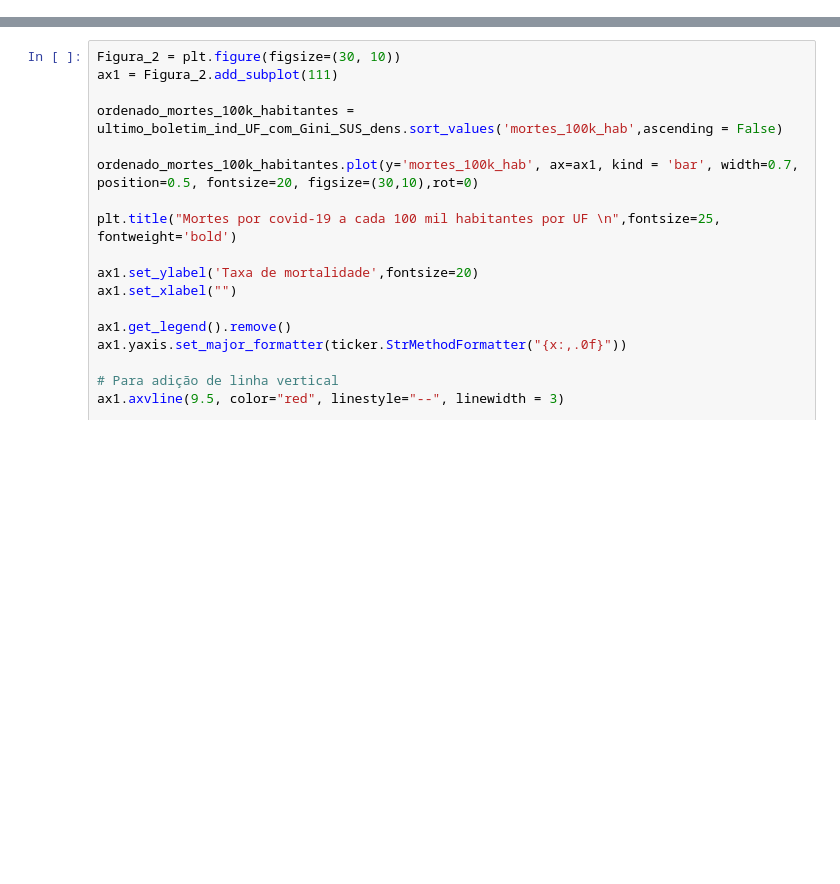
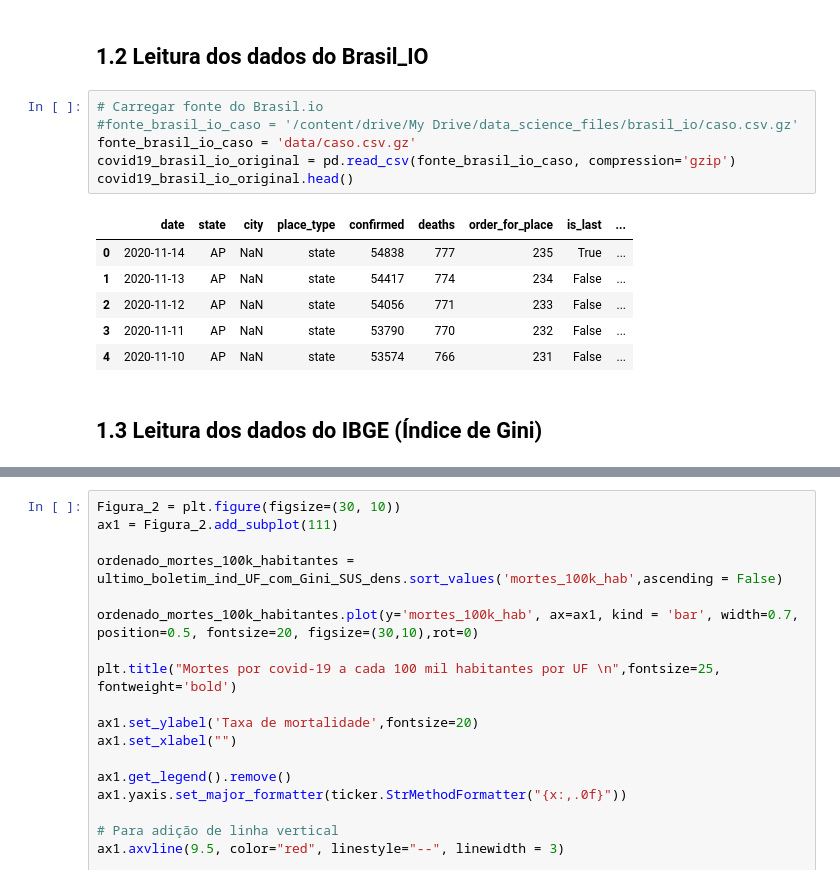
Before and after one commit to renato-favarin/tres_fatores_para_explicar_mortalidade_covid_br, a Jupyter notebook: Renato_da_Nova_Favarin_Projeto_Módulo_01.ipynb, the cells around one changed output, grey strips where cells are left out. Saved outputs shown, nothing was run; the diff lists cells and outputs as text; blank space fills up the shorter version.

```diff
--- a/Renato_da_Nova_Favarin_Projeto_Módulo_01.ipynb
+++ b/Renato_da_Nova_Favarin_Projeto_Módulo_01.ipynb
@@ -307,0 +40,17 @@ plt.show()
+# %% [markdown]
+## 1.2 Leitura dos dados do Brasil_IO
+# %%
+# Carregar fonte do Brasil.io
+#fonte_brasil_io_caso = '/content/drive/My Drive/data_science_files/brasil_io/caso.csv.gz'
+fonte_brasil_io_caso = 'data/caso.csv.gz'
+covid19_brasil_io_original = pd.read_csv(fonte_brasil_io_caso, compression='gzip')
+covid19_brasil_io_original.head()
+# %% [output]
+|  | date | state | city | place_type | confirmed | deaths | order_for_place | is_last | ... |
+| 0 | 2020-11-14 | AP | NaN | state | 54838 | 777 | 235 | True | ... |
+| 1 | 2020-11-13 | AP | NaN | state | 54417 | 774 | 234 | False | ... |
+| 2 | 2020-11-12 | AP | NaN | state | 54056 | 771 | 233 | False | ... |
+| 3 | 2020-11-11 | AP | NaN | state | 53790 | 770 | 232 | False | ... |
+| 4 | 2020-11-10 | AP | NaN | state | 53574 | 766 | 231 | False | ... |
+# %% [markdown]
+## 1.3 Leitura dos dados do IBGE (Índice de Gini)
```
Also changed, not shown: parts of 128 cells of this notebook, 3 other files.
